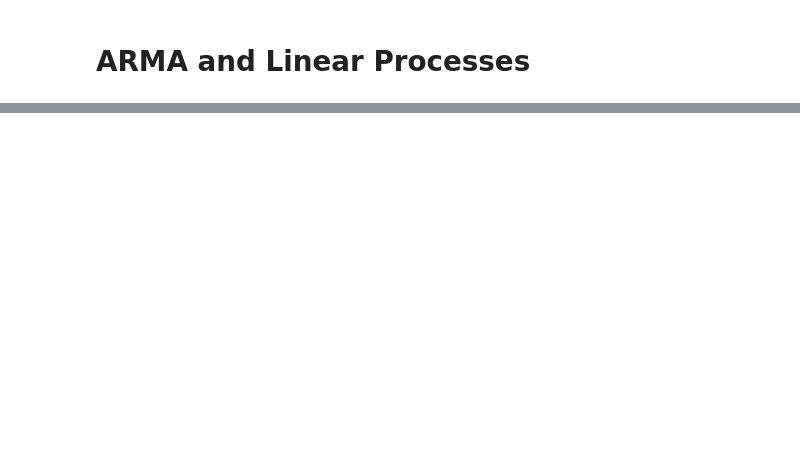
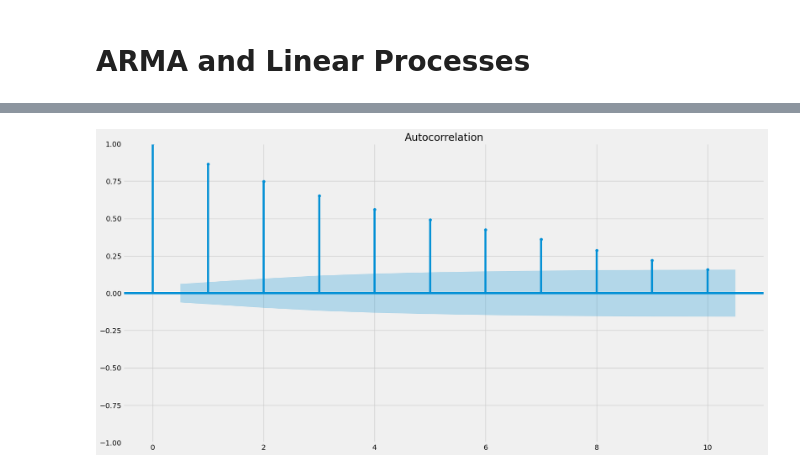
Before and after one commit to bachaudhry/time_series, a Jupyter notebook: ts_with_k/04_ARMA.ipynb, the cells around one changed output, grey strips where cells are left out. Saved outputs shown, nothing was run; the diff lists cells and outputs as text; code cells hidden in the pictures; blank space fills up the shorter version.

```diff
--- a/ts_with_k/04_ARMA.ipynb
+++ b/ts_with_k/04_ARMA.ipynb
@@ -36,0 +82,6 @@ ModuleNotFoundError: No module named 'fbprophet'
+# %%
+# Plot ACF
+plot_acf(simulated_data1, lags=10)
+plt.show();
+# %% [output]
+[figure, added]
```
Also changed, not shown: parts of 27 cells of this notebook.
